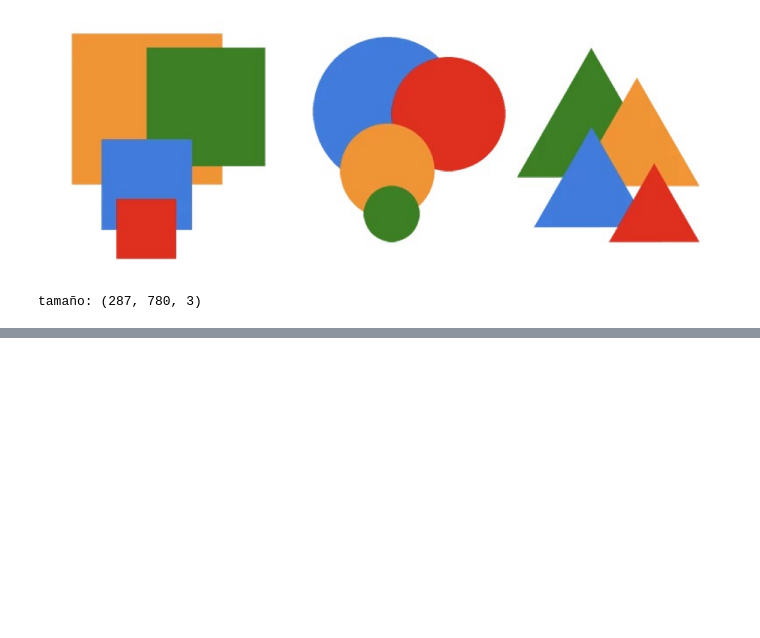
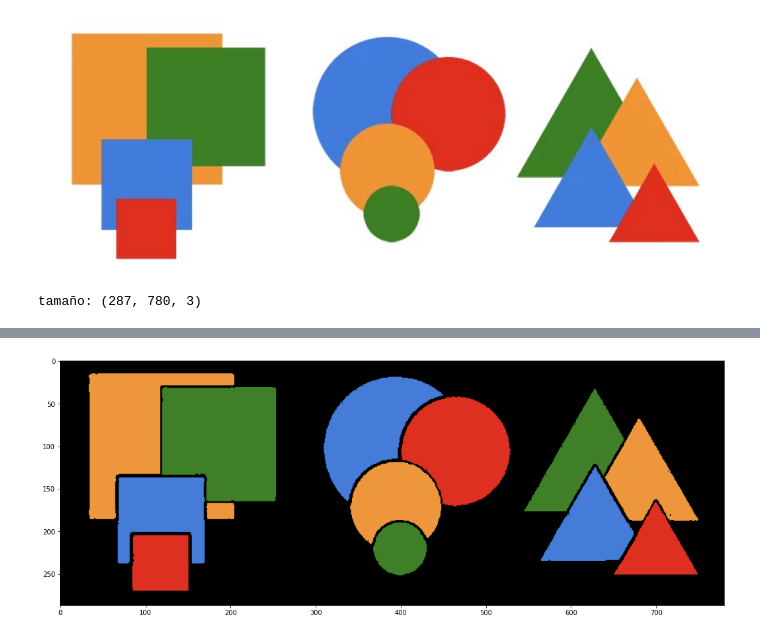
Before and after one commit to ChristopherMoralesA/Tarea-2-Vision, a Jupyter notebook: Notebook-tarea-2.ipynb, the cells around one changed output, grey strips where cells are left out. Saved outputs shown, nothing was run; the diff lists cells and outputs as text; code cells hidden in the pictures; blank space fills up the shorter version.

Commit message:
Segmentacion por color

```diff
--- a/Notebook-tarea-2.ipynb
+++ b/Notebook-tarea-2.ipynb
@@ -137 +151,39 @@ plt.imshow(visitado)
+# %%
+#Segmentacion por color
+
+#eliminar imagenes vacias
+def clean_list_by_color(regs,regs_clr):
+    indexes = []
+    for i in range(N_SEEDS):
+        if regs_clr[i].all() != 0:
+            indexes.append(i)
+    new_regs = np.zeros((len(indexes),shape[0],shape[1],shape[2]), dtype=np.int32)
+    new_regs_clr = np.zeros((len(indexes),3), dtype=np.uint8)
+    for i in range(len(indexes)):
+        new_regs[i] = regs[indexes[i]]
+        new_regs_clr[i] = regs_clr[indexes[i]]
+    return new_regs,new_regs_clr
+
+#Segmentacion por color
+def segmentacion_por_color(img):
+    SEEDS=generate_seeds()
+    regions = np.zeros((N_SEEDS,shape[0],shape[1],shape[2]), dtype=np.int32)
+    regions_colors = np.zeros((N_SEEDS,3), dtype=np.uint8)
+    visitado = np.zeros(shape=(shape[0],shape[1],1), dtype=np.uint8)
+    for i in range(N_SEEDS):
+        out_img_temp = np.zeros(shape=shape, dtype=np.uint8)
+        regions[i],regions_colors[i] = region_growth(SEEDS[i],img,out_img_temp,visitado)
+    return clean_list_by_color(regions, regions_colors)
+
+
+
+regs,regs_clr = segmentacion_por_color(img_org)
+img_sum = np.zeros(shape=(shape[0],shape[1],3), dtype=np.uint8)
+for i in range(regs_clr.shape[0]):
+    img_sum = img_sum + regs[i]
+plt.figure(figsize = (18,24))
+plt.imshow(img_sum)
+plt.show()
+# %% [output]
+[figure, added]
 # %%
```
Also changed, not shown: parts of 7 cells of this notebook.
